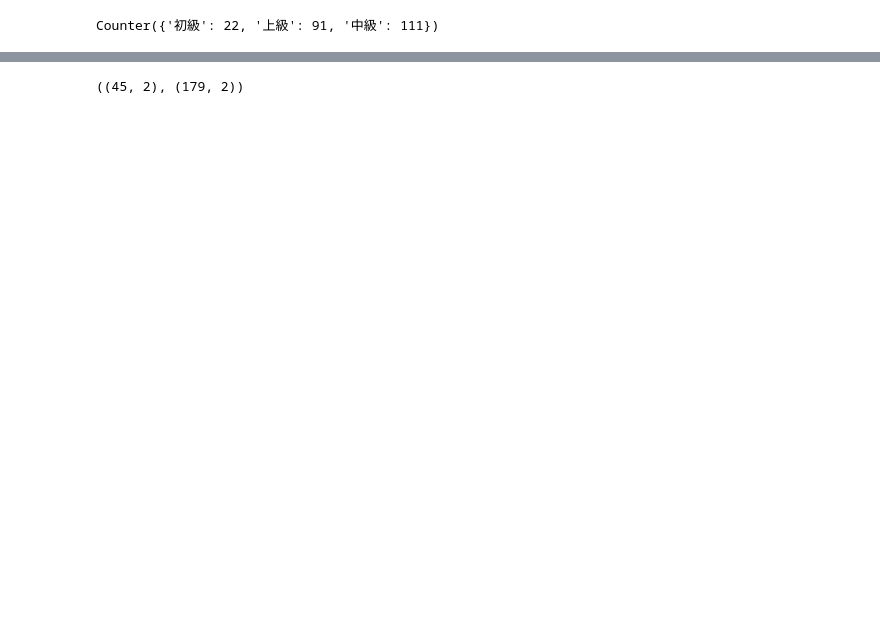
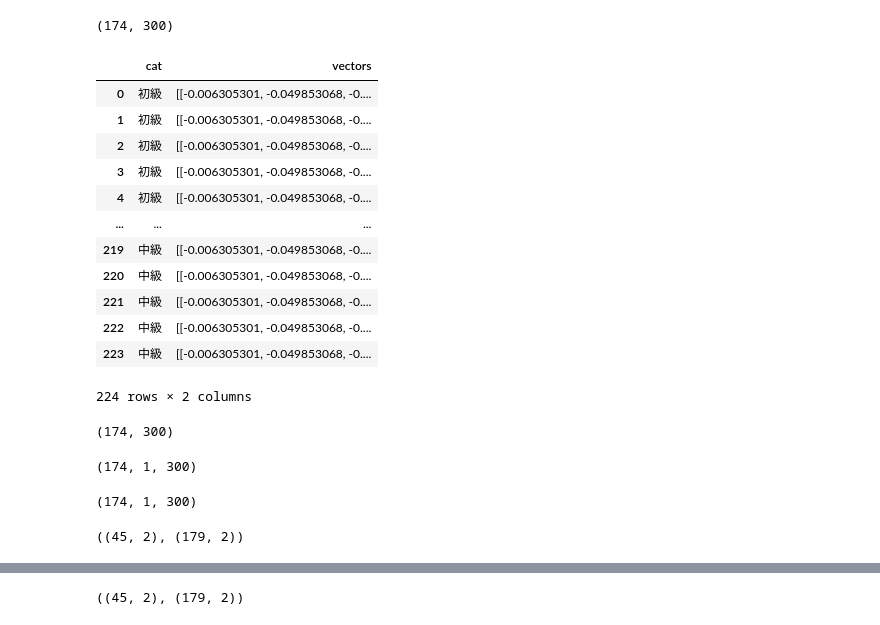
Before and after one commit to tsubasakawai2/nlp_project, a Jupyter notebook: lstm.ipynb, the cells around one changed output, grey strips where cells are left out. Drawn from its saved outputs; the diff is of its cells as text; code cells hidden in the pictures; blank space fills up the shorter version.

```diff
--- a/lstm.ipynb
+++ b/lstm.ipynb
@@ -0,0 +177,11 @@
+# %%
+from collections import defaultdict as dd
+text_tagged = dd(list)
+for level, txt in zip(level1, internet):
+    text_tagged[level].append(txt)
+
+for level, txt in zip(level2, gaigo):
+    text_tagged[level].append(txt)
+
+text_tagged_dict = dict(text_tagged)
+# text_tagged
@@ -0,0 +195,21 @@
+# %%
+import spacy
+# nlp = spacy.load('ja_ginza_electra')
+nlp = spacy.load('ja_ginza')
+
+from tqdm import tqdm
+
+category_vectors = []
+
+for cat, text in text_tagged_dict.items():
+    for sents in tqdm(text):
+        sents = nlp(sents)
+        word_vector = np.array([tok.vector for tok in sents])
+        # sent_vecs = []
+        # for sent in sents:
+        #     sent = nlp(sent)
+        #     word_vector = np.array([tok.vector for tok in sent])
+        #     sent_vecs.append(word_vector)
+        category_vectors.append((cat, np.array(sent_vecs)))
+
+# 一つの長文の形に変形したのでspacyでうまくいくかわからない
@@ -0,0 +239,4 @@
+# %%
+np.array(category_vectors[0][1]).reshape((174, 300)).shape
+# %% [output]
+(174, 300)
@@ -7,10 +267,39 @@ category_vectors2 = pickle.load(open('category_vectors.pickle', 'rb'))
 # %%
 import pandas as pd
 from collections import Counter
-keys, values = zip(*category_vectors2)
+keys, values = zip(*category_vectors)
+
+values = [np.squeeze(value, axis=1) for value in values]
+
+# values = np.array(values).reshape((174, 300))
 
 data = pd.DataFrame({'cat': keys, 'vectors': values})
-data2 = Counter(data.cat)
-data2
+# data2 = Counter(data.cat)
+# data2
+data
 # %% [output]
+|  | cat | vectors |
+| 0 | 初級 | [[-0.006305301, -0.049853068, -0.... |
+| 1 | 初級 | [[-0.006305301, -0.049853068, -0.... |
+| 2 | 初級 | [[-0.006305301, -0.049853068, -0.... |
+| 3 | 初級 | [[-0.006305301, -0.049853068, -0.... |
+| 4 | 初級 | [[-0.006305301, -0.049853068, -0.... |
+| ... | ... | ... |
+| 219 | 中級 | [[-0.006305301, -0.049853068, -0.... |
+| 220 | 中級 | [[-0.006305301, -0.049853068, -0.... |
+| 221 | 中級 | [[-0.006305301, -0.049853068, -0.... |
+| 222 | 中級 | [[-0.006305301, -0.049853068, -0.... |
+| 223 | 中級 | [[-0.006305301, -0.049853068, -0.... |
-Counter({'初級': 22, '上級': 91, '中級': 111})
+224 rows × 2 columns
+# %%
+values2[0].shape
+# %% [output]
+(174, 300)
+# %%
+values[0].shape
+# %% [output]
+(174, 1, 300)
+# %%
+data.vectors[0].shape
+# %% [output]
+(174, 1, 300)
@@ -16,0 +308,7 @@ Counter({'初級': 22, '上級': 91, '中級': 111})
+# %%
+test = data.sample(frac=0.2, random_state=200)
+train = data.drop(test.index)
+
+test.shape, train.shape
+# %% [output]
+((45, 2), (179, 2))
```
Also changed, not shown: parts of 24 cells of this notebook, 2 other files.
